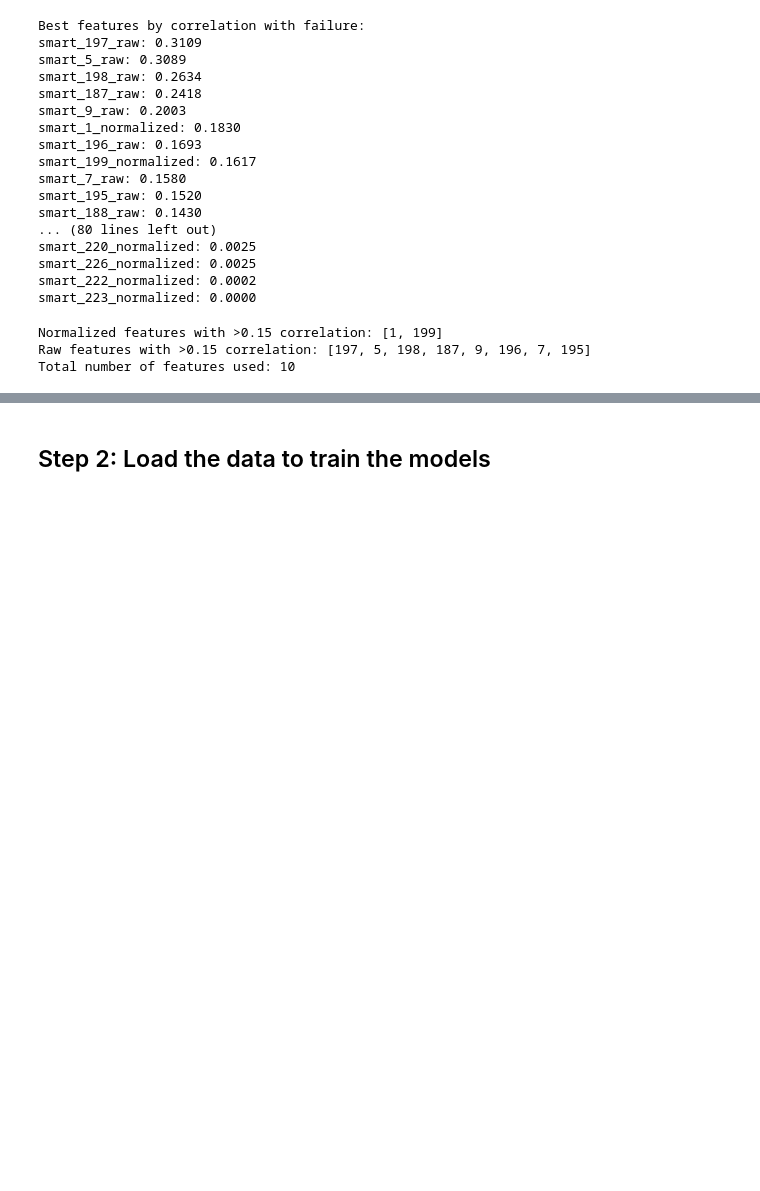
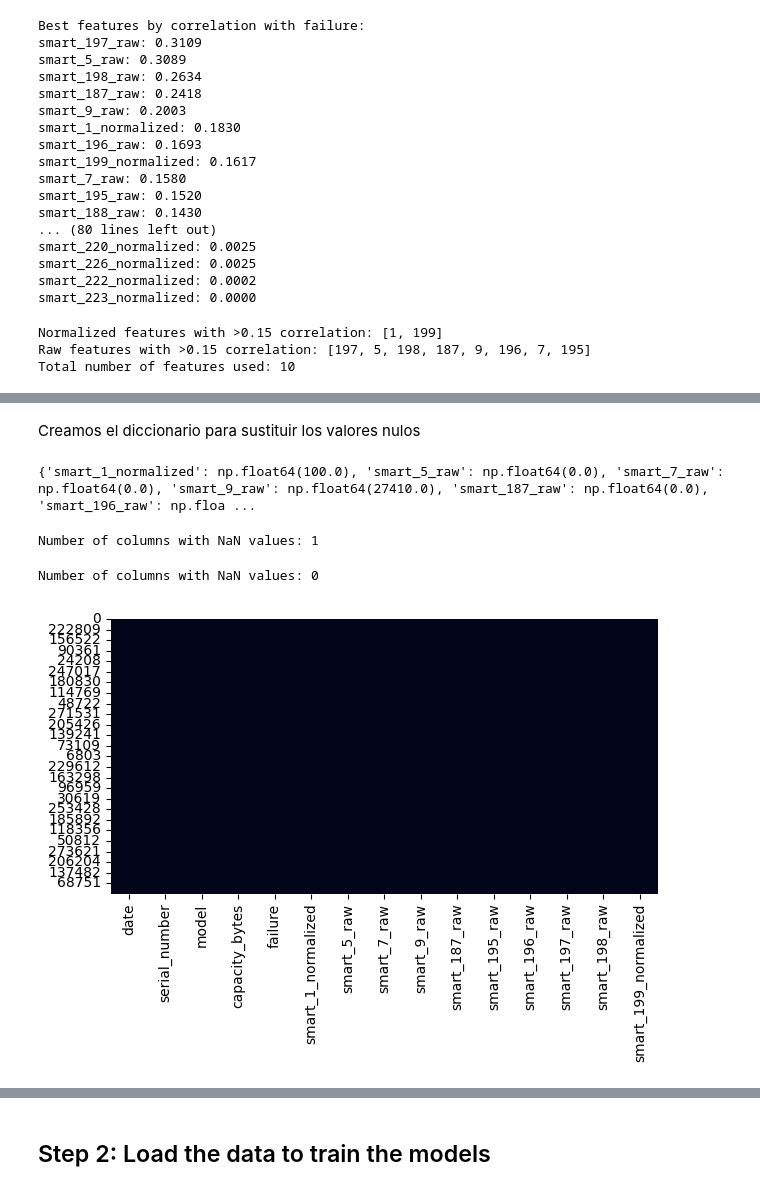
Before and after one commit to InakiOG/hd-failure-prediction, a Jupyter notebook: notebooks/thesis.ipynb, the cells around one changed output, grey strips where cells are left out. Drawn from its saved outputs; the diff is of its cells as text; code cells hidden in the pictures; blank space fills up the shorter version.

```diff
--- a/notebooks/thesis.ipynb
+++ b/notebooks/thesis.ipynb
@@ -145,0 +256,14 @@ Total number of features used: 10
+# %%
+# Calcular el rango intercuartílico (IQR) para las columnas 6 en adelante
+iqr_values = {}
+outliers_dict = {}
+no_kurtosis_df = df.drop(columns=kurtosis_columns)
+for column in no_kurtosis_df.columns[5:]:
+    Q1 = df[column].quantile(0.25)
+    Q3 = df[column].quantile(0.75)
+    IQR = Q3 - Q1
+    iqr_values[column] = IQR
+    outliers = df[(df[column] < (Q1 - 1.5 * IQR)) | (df[column] > (Q3 + 1.5 * IQR))]
+    print(f"Outliers in column {column}: {outliers.shape[0]}")
+    if not outliers.empty:
+        outliers_dict[column] = outliers
@@ -145,0 +280,36 @@ Total number of features used: 10
+# %% [markdown]
+Creamos el diccionario para sustituir los valores nulos
+# %%
+valores = {}
+for column in df.columns[5:]:
+    if column not in kurtosis_columns:
+        if column in outliers:
+            valores[column] = df[column].median()
+        else:
+            valores[column] = df[column].mean()
+
+print(valores)
+# %% [output]
+{'smart_1_normalized': np.float64(100.0), 'smart_5_raw': np.float64(0.0), 'smart_7_raw': np.float64(0.0), 'smart_9_raw': np.float64(27410.0), 'smart_187_raw': np.float64(0.0), 'smart_196_raw': np.floa ...
+# %%
+df=df.fillna(valores)
+num_columns_with_nan = df.isna().any().sum()
+print(f"Number of columns with NaN values: {num_columns_with_nan}")
+# %% [output]
+Number of columns with NaN values: 1
+# %%
+
+aleatorio=RandomSampleImputer()
+for column in kurtosis_columns:
+    df[column]=aleatorio.fit_transform(df[[column]])
+num_columns_with_nan = df.isna().any().sum()
+print(f"Number of columns with NaN values: {num_columns_with_nan}")
+# %% [output]
+Number of columns with NaN values: 0
+# %%
+sns.heatmap(df.isnull(), cbar=False)
+plt.tight_layout()  # Adjust the layout to ensure nothing is cut off
+plt.show()
+plt.close()
+# %% [output]
+[figure, added]
```
Also changed, not shown: parts of 47 cells of this notebook.
